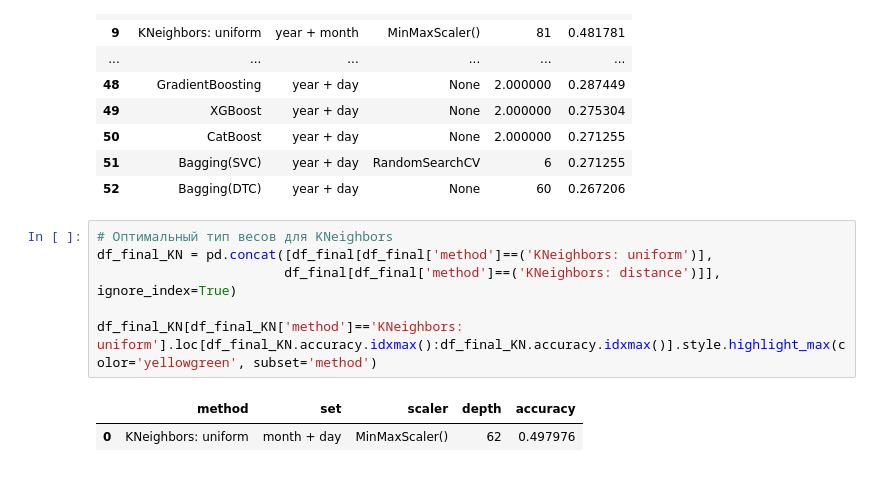
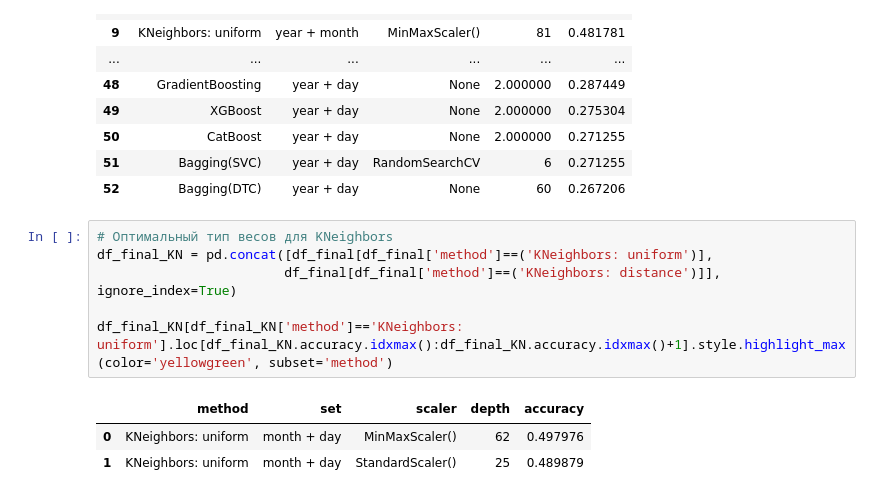
Before and after one commit to caapel/ForecastPickHours, a Jupyter notebook: Universal_template_pick_hours_analisys(2024).ipynb, the cells around one changed output. Saved outputs shown, nothing was run; the diff lists cells and outputs as text.

```diff
--- a/Universal_template_pick_hours_analisys(2024).ipynb
+++ b/Universal_template_pick_hours_analisys(2024).ipynb
@@ -870,9 +870,10 @@ df_final.style.highlight_max(color='yellowgreen', subset='accuracy')  # табл
 # %%
 # Оптимальный тип весов для KNeighbors
 df_final_KN = pd.concat([df_final[df_final['method']==('KNeighbors: uniform')],
                         df_final[df_final['method']==('KNeighbors: distance')]], ignore_index=True)
 
-df_final_KN[df_final_KN['method']=='KNeighbors: uniform'].loc[df_final_KN.accuracy.idxmax():df_final_KN.accuracy.idxmax()].style.highlight_max(color='yellowgreen', subset='method')
+df_final_KN[df_final_KN['method']=='KNeighbors: uniform'].loc[df_final_KN.accuracy.idxmax():df_final_KN.accuracy.idxmax()+1].style.highlight_max(color='yellowgreen', subset='method')
 # %% [output]
 |  | method | set | scaler | depth | accuracy |
 | 0 | KNeighbors: uniform | month + day | MinMaxScaler() | 62 | 0.497976 |
+| 1 | KNeighbors: uniform | month + day | StandardScaler() | 25 | 0.489879 |
```
Also changed, not shown: parts of 4 cells of this notebook.
